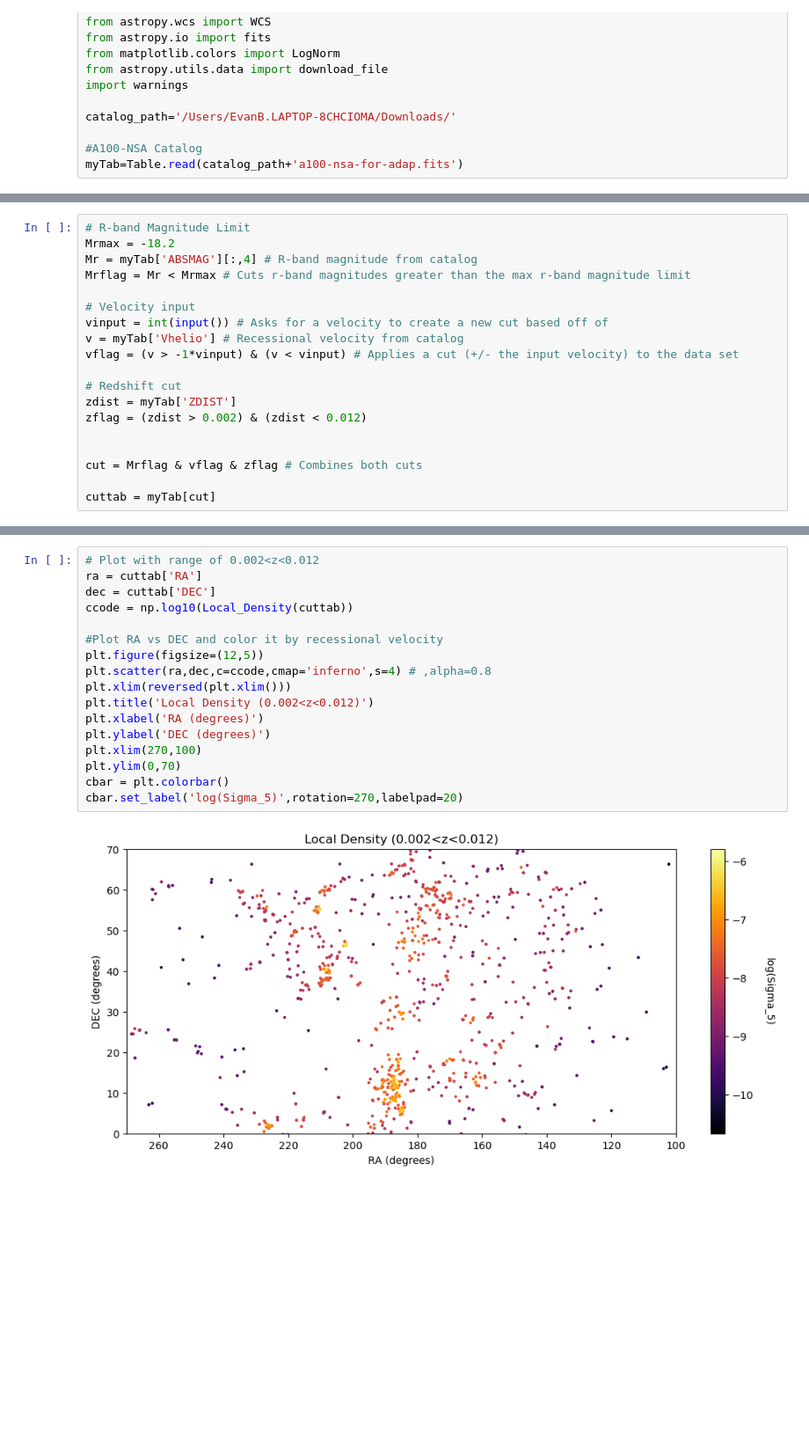
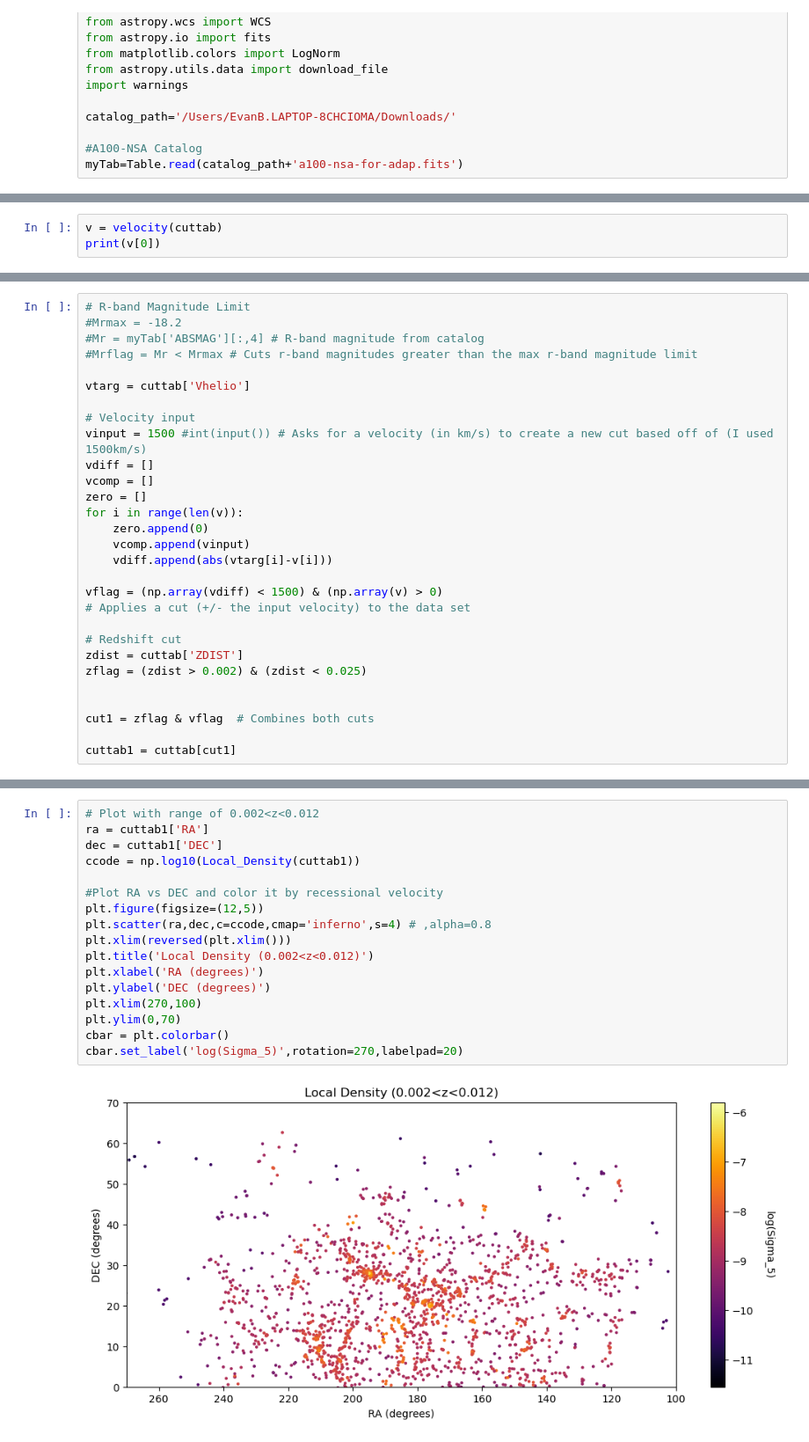
Before and after one commit to EvanBarkus/WISESize_Project, a Jupyter notebook: LD_Function.ipynb, the cells around one changed output, grey strips where cells are left out. Shown at 88% size. Cells and saved outputs as stored; diff of their text form; blank space fills up the shorter version.

Commit message:
Attempted to fix the velocity cut

```diff
--- a/LD_Function.ipynb
+++ b/LD_Function.ipynb
@@ -116,0 +211,3 @@ def Local_Density(cuttab):
+# %%
+v = velocity(cuttab)
+print(v[0])
@@ -117,19 +216,29 @@ def Local_Density(cuttab):
 # %%
 # R-band Magnitude Limit
-Mrmax = -18.2
-Mr = myTab['ABSMAG'][:,4] # R-band magnitude from catalog
-Mrflag = Mr < Mrmax # Cuts r-band magnitudes greater than the max r-band magnitude limit
+#Mrmax = -18.2
+#Mr = myTab['ABSMAG'][:,4] # R-band magnitude from catalog
+#Mrflag = Mr < Mrmax # Cuts r-band magnitudes greater than the max r-band magnitude limit
+
+vtarg = cuttab['Vhelio']
 
 # Velocity input
-vinput = int(input()) # Asks for a velocity to create a new cut based off of
-v = myTab['Vhelio'] # Recessional velocity from catalog
-vflag = (v > -1*vinput) & (v < vinput) # Applies a cut (+/- the input velocity) to the data set
+vinput = 1500 #int(input()) # Asks for a velocity (in km/s) to create a new cut based off of (I used 1500km/s)
+vdiff = []
+vcomp = []
+zero = []
+for i in range(len(v)):
+    zero.append(0)
+    vcomp.append(vinput)
+    vdiff.append(abs(vtarg[i]-v[i]))
+
+vflag = (np.array(vdiff) < 1500) & (np.array(v) > 0)
+# Applies a cut (+/- the input velocity) to the data set
 
 # Redshift cut
-zdist = myTab['ZDIST']
-zflag = (zdist > 0.002) & (zdist < 0.012)
+zdist = cuttab['ZDIST']
+zflag = (zdist > 0.002) & (zdist < 0.025)
 
 
-cut = Mrflag & vflag & zflag # Combines both cuts
+cut1 = zflag & vflag  # Combines both cuts
 
-cuttab = myTab[cut]
+cuttab1 = cuttab[cut1]
@@ -138,21 +251,21 @@ cuttab = myTab[cut]
 # %%
 # Plot with range of 0.002<z<0.012
-ra = cuttab['RA']
-dec = cuttab['DEC']
-ccode = np.log10(Local_Density(cuttab))
+ra = cuttab1['RA']
+dec = cuttab1['DEC']
+ccode = np.log10(Local_Density(cuttab1))
 
 #Plot RA vs DEC and color it by recessional velocity
 plt.figure(figsize=(12,5))
 plt.scatter(ra,dec,c=ccode,cmap='inferno',s=4) # ,alpha=0.8
 plt.xlim(reversed(plt.xlim()))
 plt.title('Local Density (0.002<z<0.012)')
 plt.xlabel('RA (degrees)')
 plt.ylabel('DEC (degrees)')
 plt.xlim(270,100)
 plt.ylim(0,70)
 cbar = plt.colorbar()
 cbar.set_label('log(Sigma_5)',rotation=270,labelpad=20)
 # %% [output]
-[figure, old version]
+[figure, new version]
 # %%
 # Redshift cut
```
Also changed, not shown: parts of 10 cells of this notebook.
